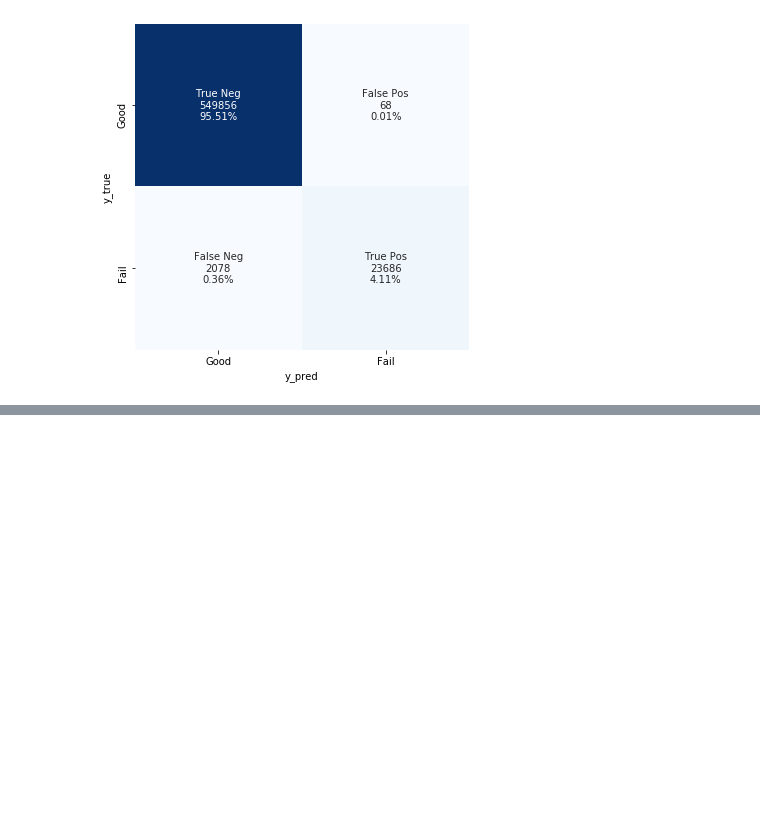
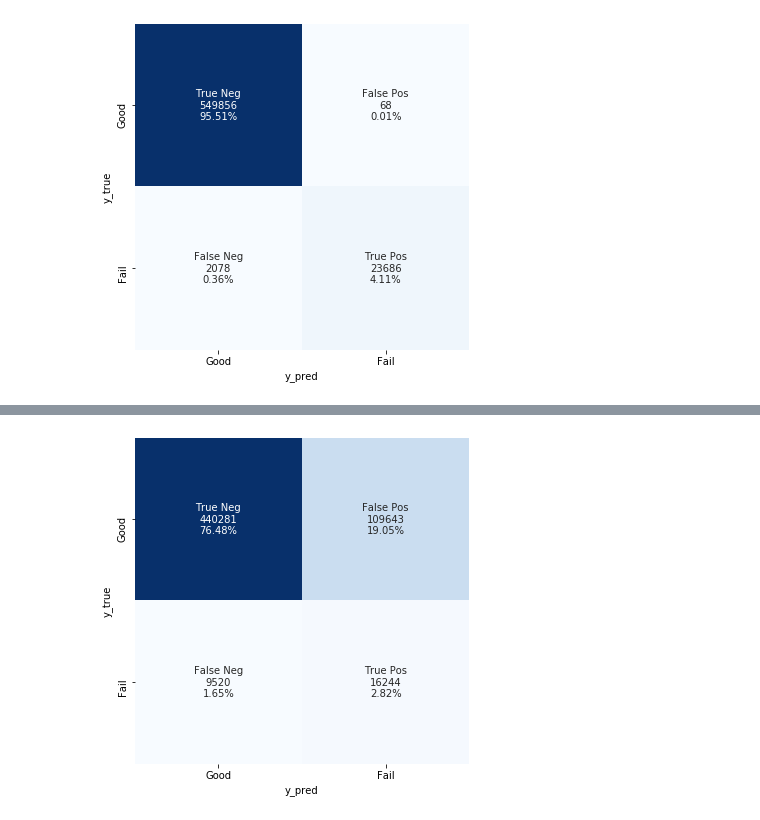
Before and after one commit to jazzapple/hard_drive_failure, a Jupyter notebook: eda.ipynb, the cells around one changed output, grey strips where cells are left out. Drawn from its saved outputs; the diff is of its cells as text; code cells hidden in the pictures; blank space fills up the shorter version.

```diff
--- a/eda.ipynb
+++ b/eda.ipynb
@@ -278,0 +261,31 @@ pretty_confusion_matrix(y_true=y_test, y_pred=y_pred)
+# %%
+# Define xgb pipeline
+xgb = XGBClassifier(
+    random_state=RANDOMSEED,
+    n_jobs=-1
+    )
+
+# Define pipeline
+clf_xgb = Pipeline(steps=[
+    ("preprocessor", preprocessor),
+    ("classifier", xgb)
+])
+# %%
+params = {
+    "classifier__n_estimators": [50, 100],
+    "classifier__max_depth": [3, 5],
+    "classifier__learning_rate": [0.05, 0.1],
+    "classifier__scale_pos_weight": [1, weight_factor],
+}
+
+# define Randomsearch
+cv = GridSearchCV(
+    clf_xgb,
+    params,
+    cv=5,
+    scoring='roc_auc',
+    verbose=3
+    )
+# %%
+# perform gridsearch
+cv.fit(X_train.head(100000), y_train.head(100000))
@@ -278,0 +340,4 @@ pretty_confusion_matrix(y_true=y_test, y_pred=y_pred)
+# %%
+# Predict with best estimator
+y_prob_cv = cv.best_estimator_.predict_proba(X_test)[:, 1]
+y_pred_cv = cv.best_estimator_.predict(X_test)
@@ -278,0 +359,4 @@ pretty_confusion_matrix(y_true=y_test, y_pred=y_pred)
+# %%
+pretty_confusion_matrix(y_true=y_test, y_pred=y_pred_cv)
+# %% [output]
+[figure, added]
```
Also changed, not shown: parts of 16 cells of this notebook.
